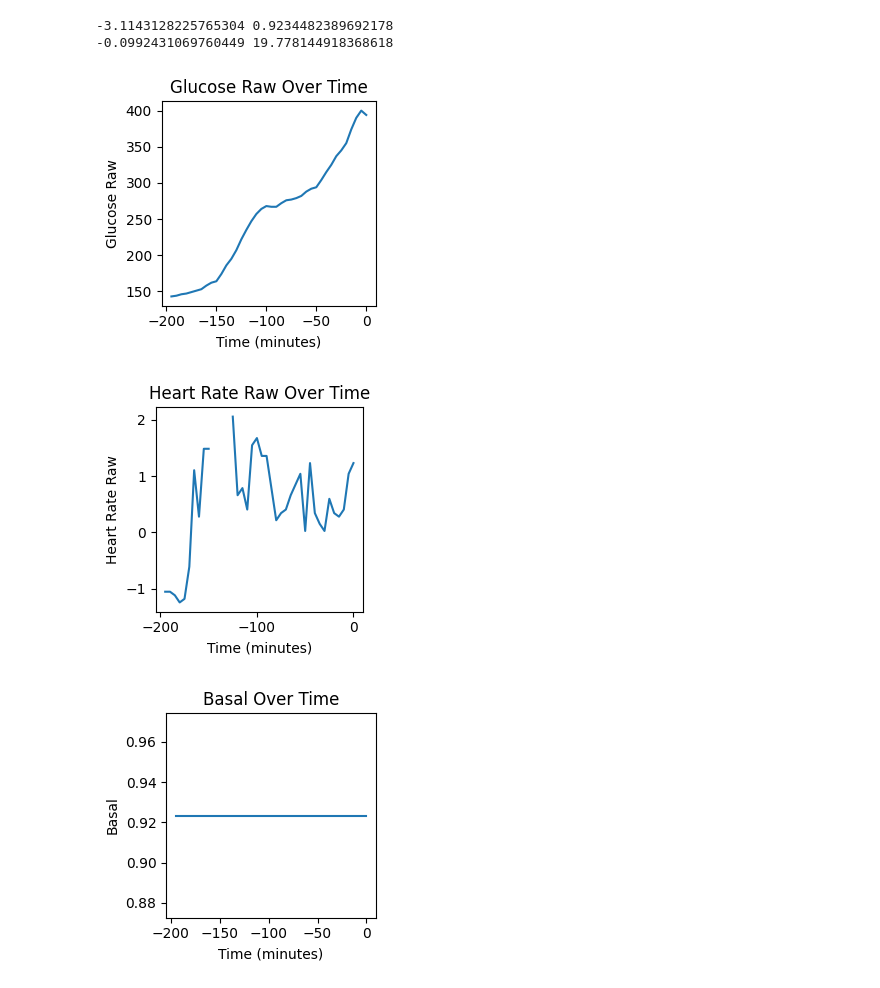
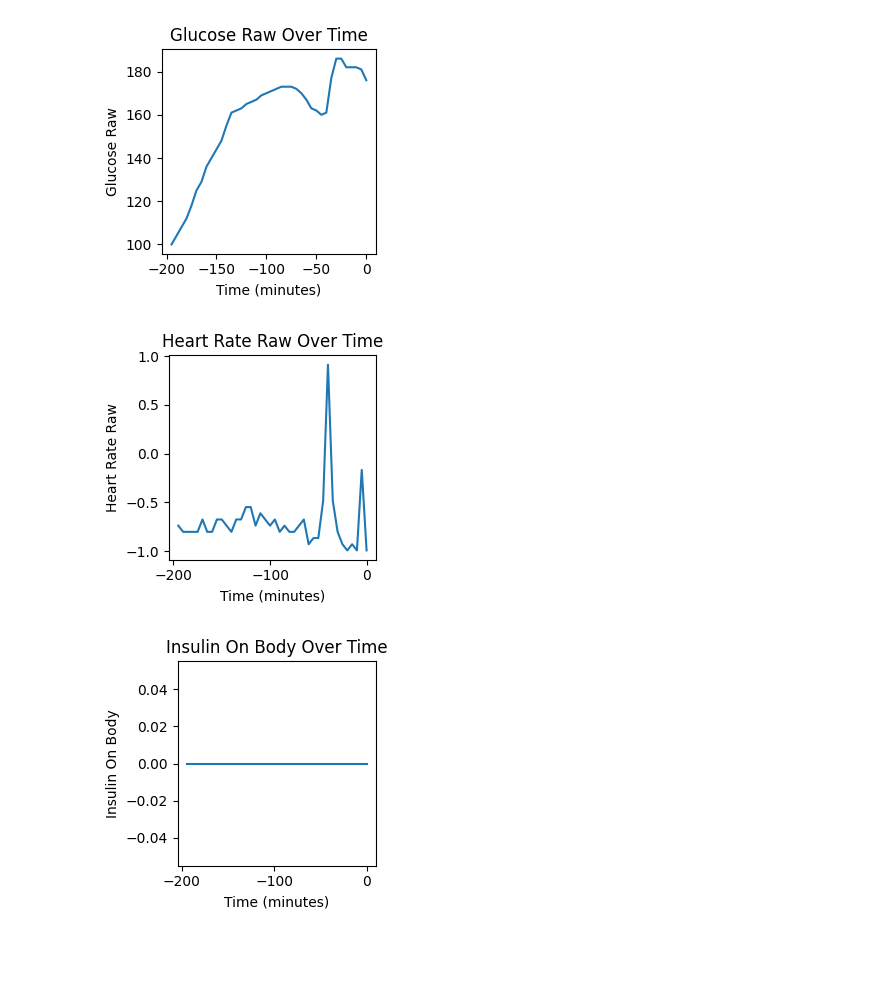
Before and after one commit to emdezla/Gloop, a Jupyter notebook: llm/dataset/data_formating.ipynb, the cells around one changed output. Saved outputs shown, nothing was run; the diff lists cells and outputs as text; code cells hidden in the pictures; blank space fills up the shorter version.

```diff
--- a/llm/dataset/data_formating.ipynb
+++ b/llm/dataset/data_formating.ipynb
@@ -11,0 +1,17 @@ df.head(3)
+# %%
+# load dataset
+import pandas as pd
+import numpy as np
+
+df = pd.read_csv("../../datasets/processed/559-train.csv")
+df[["iob", "basal", "bolus"]] = df[["iob", "basal", "bolus"]].applymap(lambda x: 0 if x < 0 else x)
+df = df.dropna(axis=0)
+
+# discretize basal and bolus
+bins_for_basal_bounds = np.linspace(-0.1, 5.1, 257) # 256 - upper bound is 5
+bins_for_bolus_bounds = np.linspace(-0.1, 25.1, 257) # 256 - upper bound is 25
+
+df['basal_binned'] = pd.cut(df['basal'], bins=bins_for_basal_bounds, labels=False)
+df['bolus_binned'] = pd.cut(df['bolus'], bins=bins_for_bolus_bounds, labels=False)
+
+df.head(3)
@@ -29,47 +40,46 @@ def generate_imgs_for_training(data, index, indent=50, verbose=False, figsize=(3
     for metric, ylabel, filename in [
         ('glu_raw', 'Glucose Raw', 'glu'),  # glucose
         ('hr', 'Heart Rate Raw', 'hr'),     # heart rate
-        ('basal', 'Basal', 'basal'),        # basal
-        ('bolus', 'Bolus', 'bolus')]:       # bolus
+        ('iob', 'Insulin On Body', 'iob'),   # insulin on body
+        #('basal', 'Basal', 'basal'),        # basal
+        #('bolus', 'Bolus', 'bolus')]:       # bolus
+        ]:
 
         plt.figure(figsize=figsize)
         plt.plot(patch['time_since'], patch[metric])
         plt.xlabel('Time (minutes)')
         plt.ylabel(ylabel)
         plt.title(f'{ylabel} Over Time')
         plt.tight_layout()
         plt.savefig(f"./img_data/{filename}_{index}.png", dpi=70)
 
         if verbose: plt.show()
         else: plt.close()
 
     # add urls to df
     data.at[index, "glu_url"] = f"./img_data/glu_{index}.png"
     data.at[index,"hr_url"] = f"./img_data/hr_{index}.png"
-    data.at[index,"basal_url"] = f"./img_data/basal_{index}.png"
-    data.at[index,"bolus_url"] = f"./img_data/bolus_{index}.png"
+    data.at[index,"iob_url"] = f"./img_data/iob_{index}.png"
+    #data.at[index,"basal_url"] = f"./img_data/basal_{index}.png"
+    #data.at[index,"bolus_url"] = f"./img_data/bolus_{index}.png"
 
     return data
 
 
 # QUESTIONS
 # what text to associate?
 # what data to include?
 # interval length? randomize?
 # fixed ylim?
 # discrete tokenization
 
-print(min(df["basal"]),max(df["basal"]))
-print(min(df["bolus"]),max(df["bolus"]))
 df = generate_imgs_for_training(df, 5000, 40, verbose=True)
 
 # Generate dataset
 interval = 50
 for i in tqdm(range(interval, len(df), interval)):
     df = generate_imgs_for_training(df, i, interval)
 # %% [output]
--3.1143128225765304 0.9234482389692178
--0.0992431069760449 19.778144918368618
-[figure, old version]
+[figure, new version]
-[figure, old version]
+[figure, new version]
-[figure, old version]
+[figure, new version]
```
Also changed, not shown: parts of 4 cells of this notebook.
